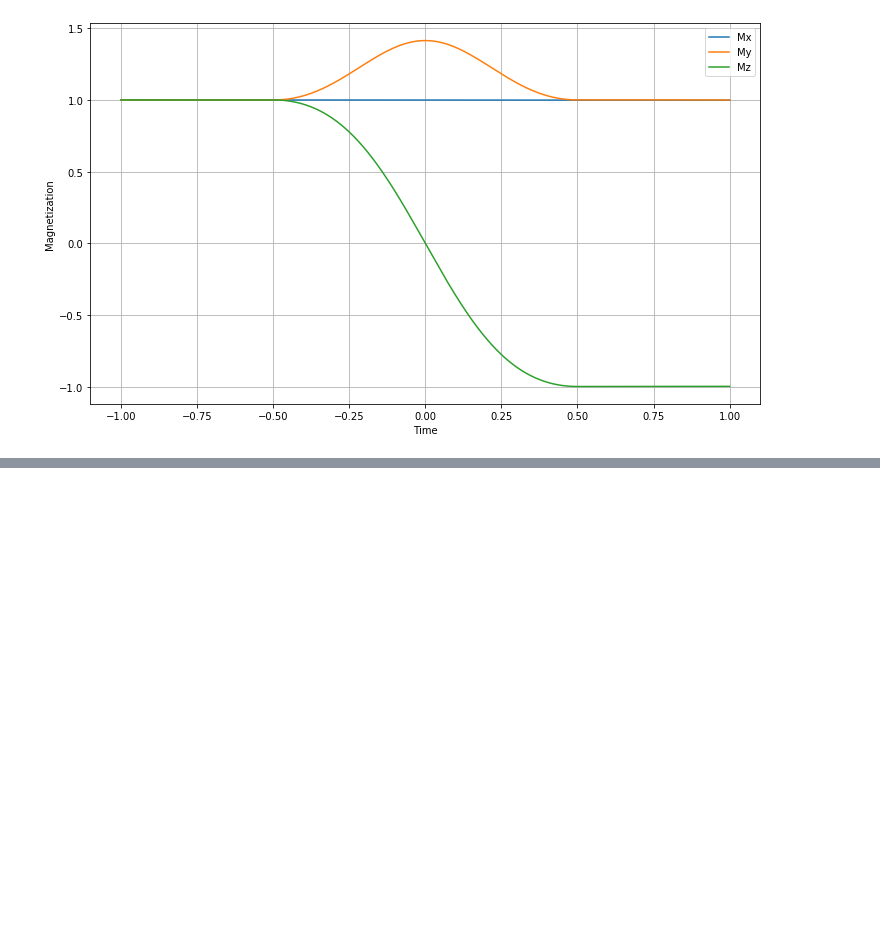
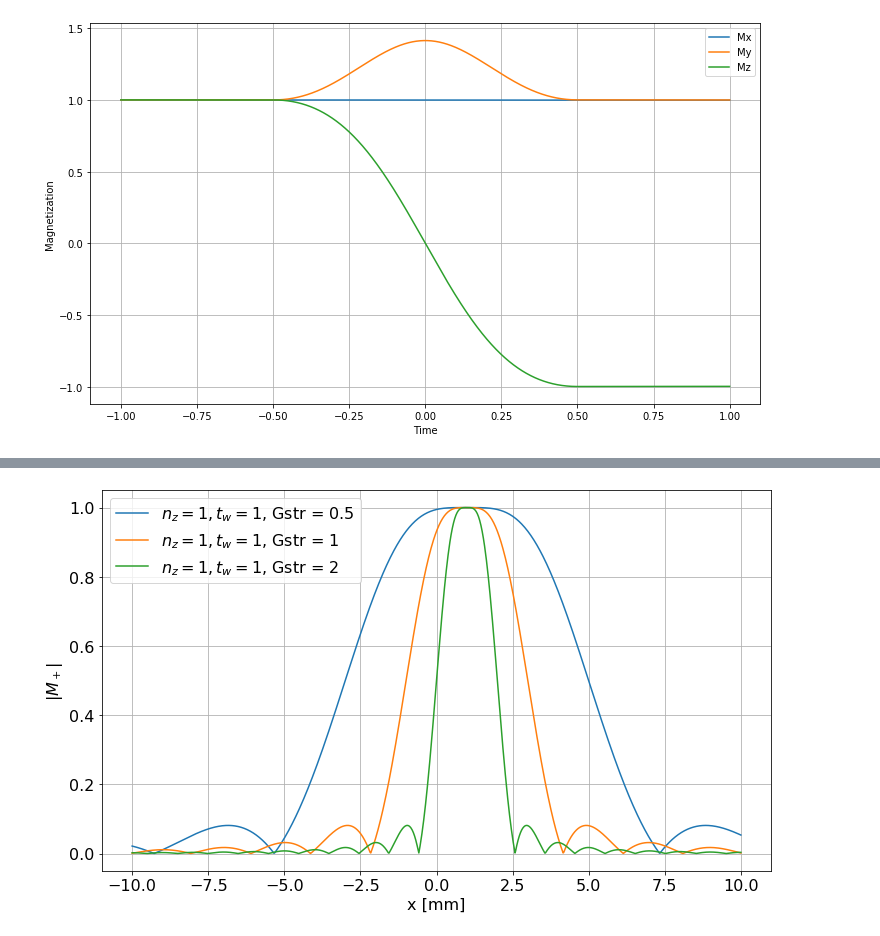
Before and after one commit to asgergardner/SE-_22, a Jupyter notebook: Øvelse 3/MRI_pt2.ipynb, the cells around one changed output, grey strips where cells are left out. Saved outputs shown, nothing was run; the diff lists cells and outputs as text; code cells hidden in the pictures; blank space fills up the shorter version.

```diff
--- a/Øvelse 3/MRI_pt2.ipynb
+++ b/Øvelse 3/MRI_pt2.ipynb
@@ -124,0 +243,8 @@ plt.show()
+# %%
+Mp_GS1, xs_GS1 = slice_magnetization(1,1,1,1)
+Mp_GS2, xs_GS2 = slice_magnetization(1,1,2,1)
+Mp_GS05, xs_GS05 = slice_magnetization(1,1,0.5,1)
+# %%
+plot_profile([Mp_GS05, Mp_GS1, Mp_GS2], [xs_GS05, xs_GS1, xs_GS2], [1,1,1], [1,1,1], [0.5,1,2], "gradient_shifted")
+# %% [output]
+[figure, added]
```
Also changed, not shown: parts of 11 cells of this notebook.
